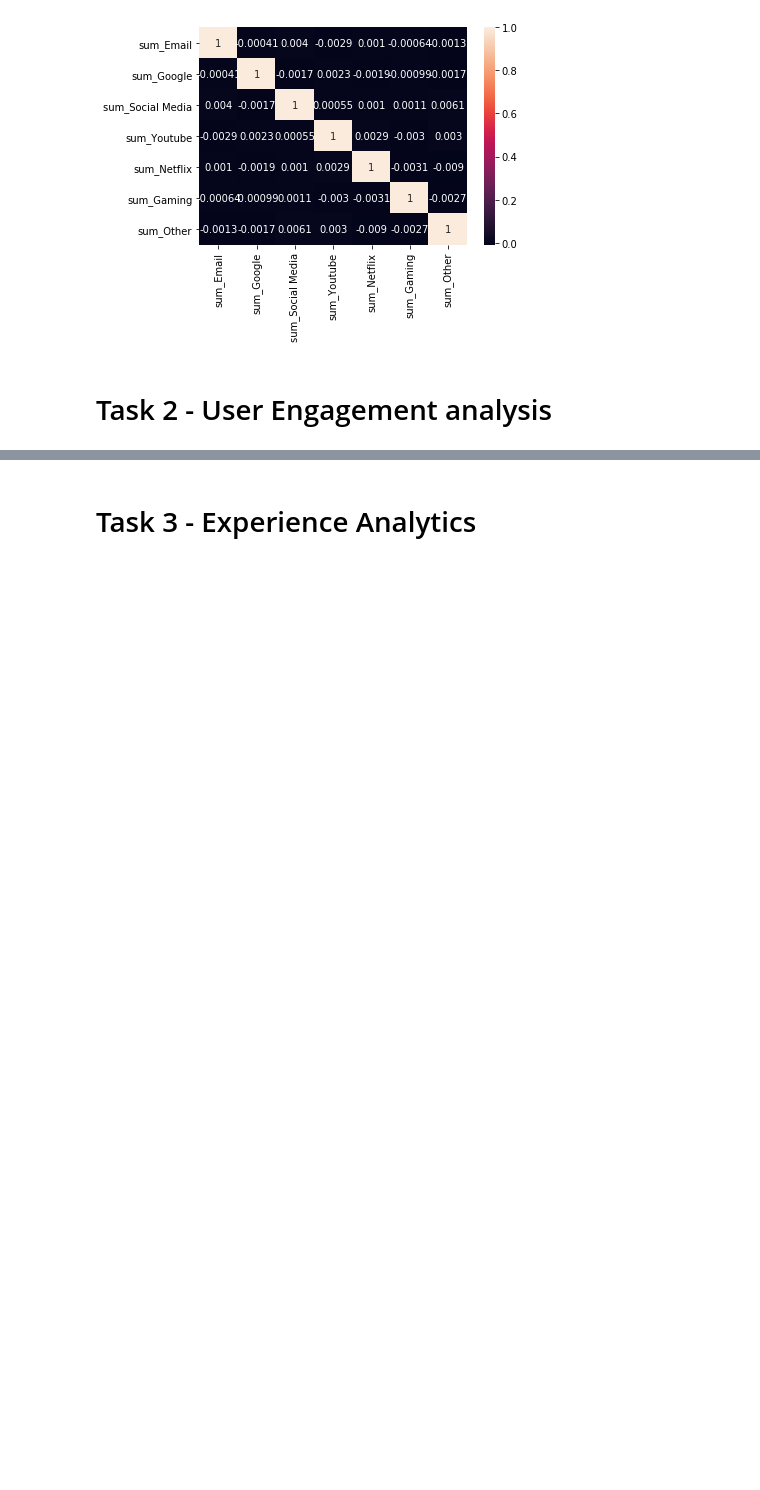
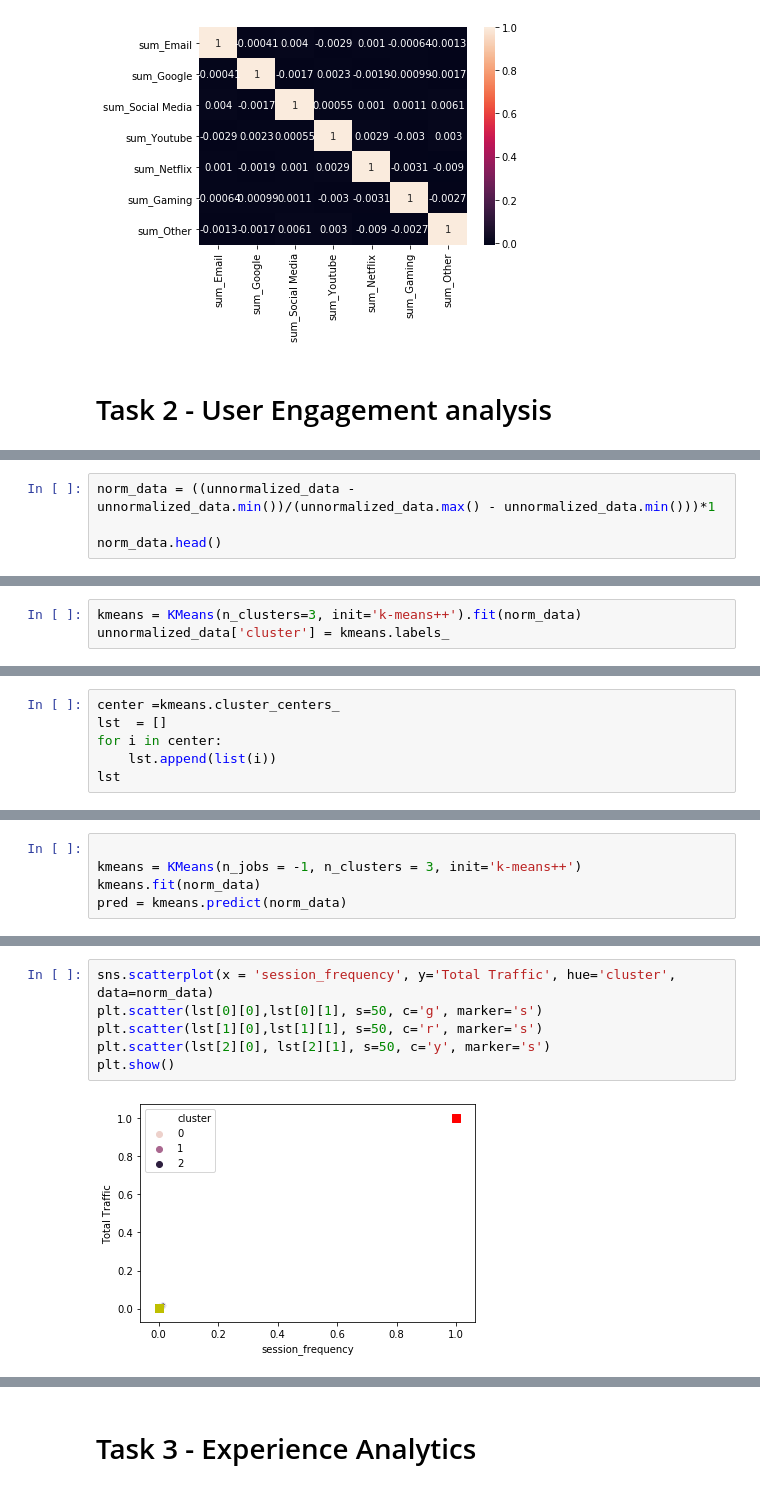
Before and after one commit to saminegash/10-academy-journey, a Jupyter notebook: Week2/Solution/week2_challenge.ipynb, the cells around one changed output, grey strips where cells are left out. Drawn from its saved outputs; the diff is of its cells as text; blank space fills up the shorter version.

```diff
--- a/Week2/Solution/week2_challenge.ipynb
+++ b/Week2/Solution/week2_challenge.ipynb
@@ -857,0 +1033,4 @@ plt.show()
+# %%
+norm_data = ((unnormalized_data - unnormalized_data.min())/(unnormalized_data.max() - unnormalized_data.min()))*1
+
+norm_data.head()
@@ -857,0 +1045,3 @@ plt.show()
+# %%
+kmeans = KMeans(n_clusters=3, init='k-means++').fit(norm_data)
+unnormalized_data['cluster'] = kmeans.labels_
@@ -857,0 +1051,6 @@ plt.show()
+# %%
+center =kmeans.cluster_centers_
+lst  = []
+for i in center:
+    lst.append(list(i))
+lst
@@ -857,0 +1087,5 @@ plt.show()
+# %%
+
+kmeans = KMeans(n_jobs = -1, n_clusters = 3, init='k-means++')
+kmeans.fit(norm_data)
+pred = kmeans.predict(norm_data)
@@ -857,0 +1101,8 @@ plt.show()
+# %%
+sns.scatterplot(x = 'session_frequency', y='Total Traffic', hue='cluster', data=norm_data)
+plt.scatter(lst[0][0],lst[0][1], s=50, c='g', marker='s')
+plt.scatter(lst[1][0],lst[1][1], s=50, c='r', marker='s')
+plt.scatter(lst[2][0], lst[2][1], s=50, c='y', marker='s')
+plt.show()
+# %% [output]
+[figure, added]
```
Also changed, not shown: parts of 163 cells of this notebook, 9 other files.
